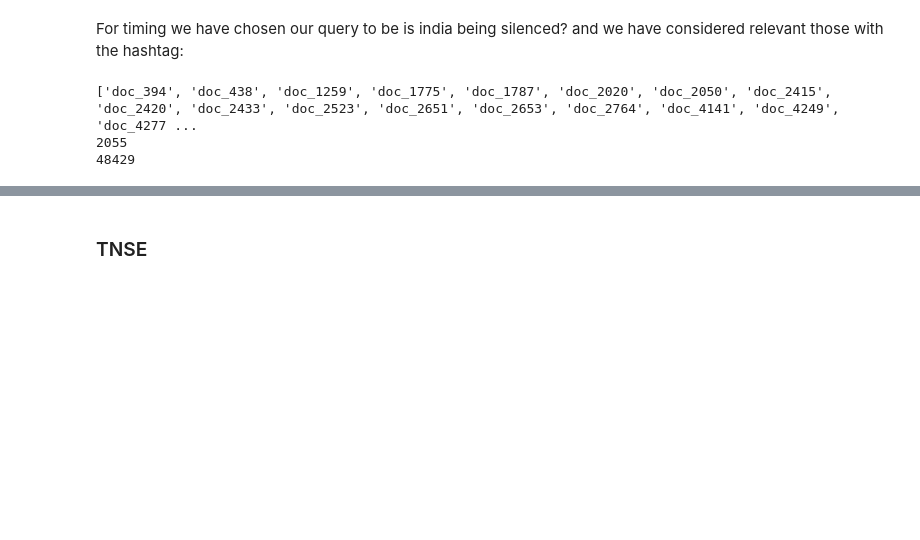
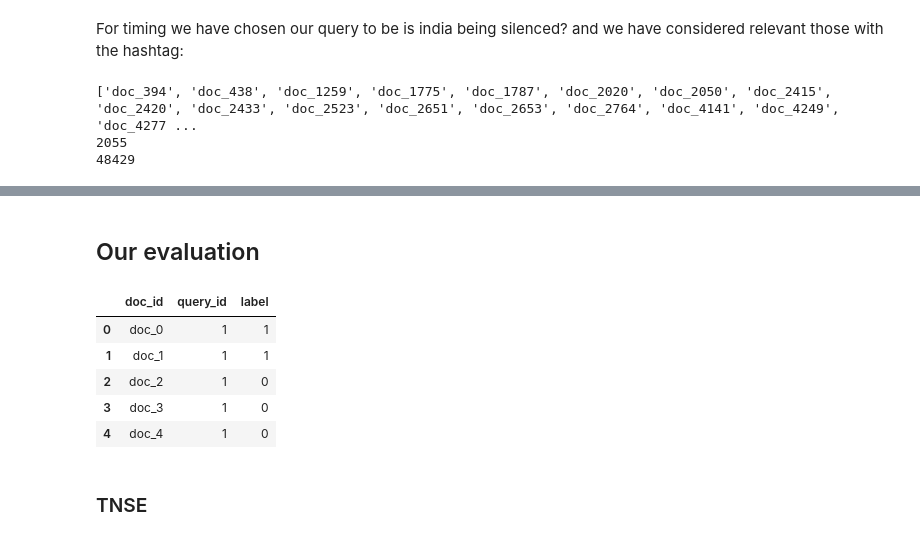
Before and after one commit to albayerga/G_102_6, a Jupyter notebook: part1&2.ipynb, the cells around one changed output, grey strips where cells are left out. Drawn from its saved outputs; the diff is of its cells as text; code cells hidden in the pictures; blank space fills up the shorter version.

Commit message:
chore: add our evaluation part 2 from part 2

```diff
--- a/part1&2.ipynb
+++ b/part1&2.ipynb
@@ -931,0 +914,2 @@ Recall: 1.0
+# %% [markdown]
+## Our evaluation
@@ -932,3 +952,13 @@ Recall: 1.0
+# %%
+our_evaluation_file = pd.read_csv("data/our_evaluation.csv")
+our_evaluation_file.head()
+# %% [output]
+|  | doc_id | query_id | label |
+| 0 | doc_0 | 1 | 1 |
+| 1 | doc_1 | 1 | 1 |
+| 2 | doc_2 | 1 | 0 |
+| 3 | doc_3 | 1 | 0 |
+| 4 | doc_4 | 1 | 0 |
 # %% [markdown]
 ### TNSE
 # %%
```
Also changed, not shown: parts of 7 cells of this notebook.
